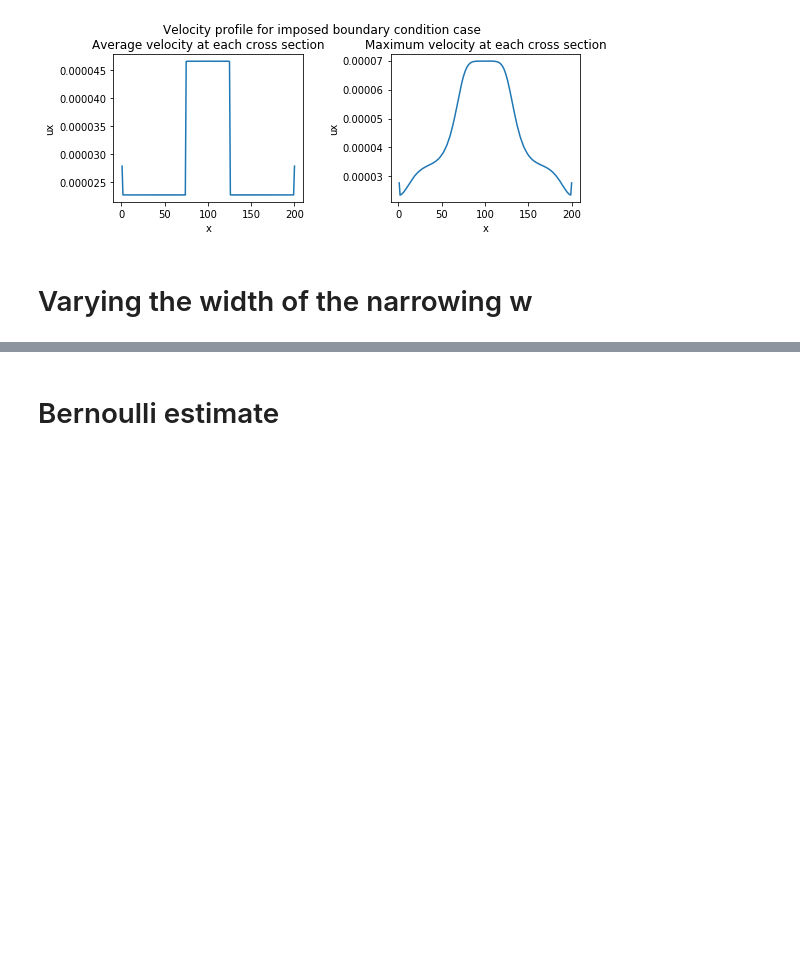
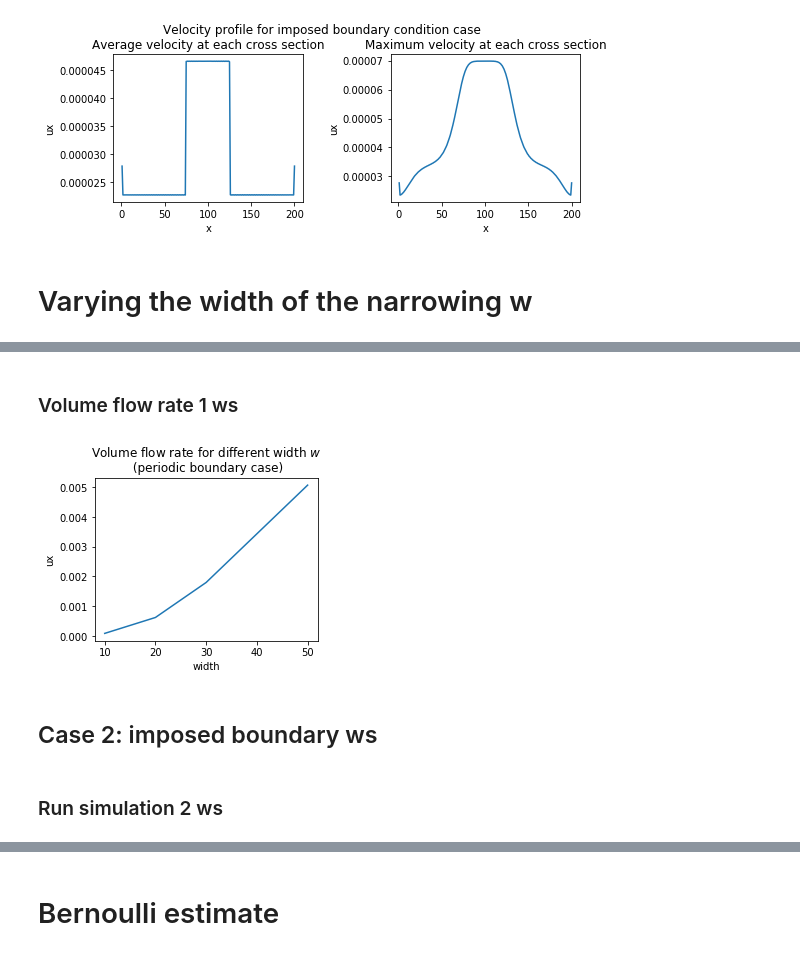
Before and after one commit to iacs-ac290r-2019-2/homework, a Jupyter notebook: HW2/JiaweiZhuang/use_LBM_solver.ipynb, the cells around one changed output, grey strips where cells are left out. Cells and saved outputs as stored; diff of their text form; code cells hidden in the pictures; blank space fills up the shorter version.

```diff
--- a/HW2/JiaweiZhuang/use_LBM_solver.ipynb
+++ b/HW2/JiaweiZhuang/use_LBM_solver.ipynb
@@ -379,0 +370,14 @@ ds_w50['ux'].plot(vmin=0, ax=axes[4])
+# %% [markdown]
+### Volume flow rate 1 ws
+# %%
+fig, ax = plt.subplots(1, 1, figsize=[4, 3])
+ds_case1_ws['ux'].sum(dim='y').mean(dim='x').plot()
+
+ax.set_title('Volume flow rate for different width $w$ \n (periodic boundary case)')
+fig.savefig('case1_ws_volume_flow.png', dpi=200, bbox_inches = "tight")
+# %% [output]
+[figure, added]
+# %% [markdown]
+## Case 2: imposed boundary ws
+# %% [markdown]
+### Run simulation 2 ws
```
Also changed, not shown: parts of 20 cells of this notebook.
